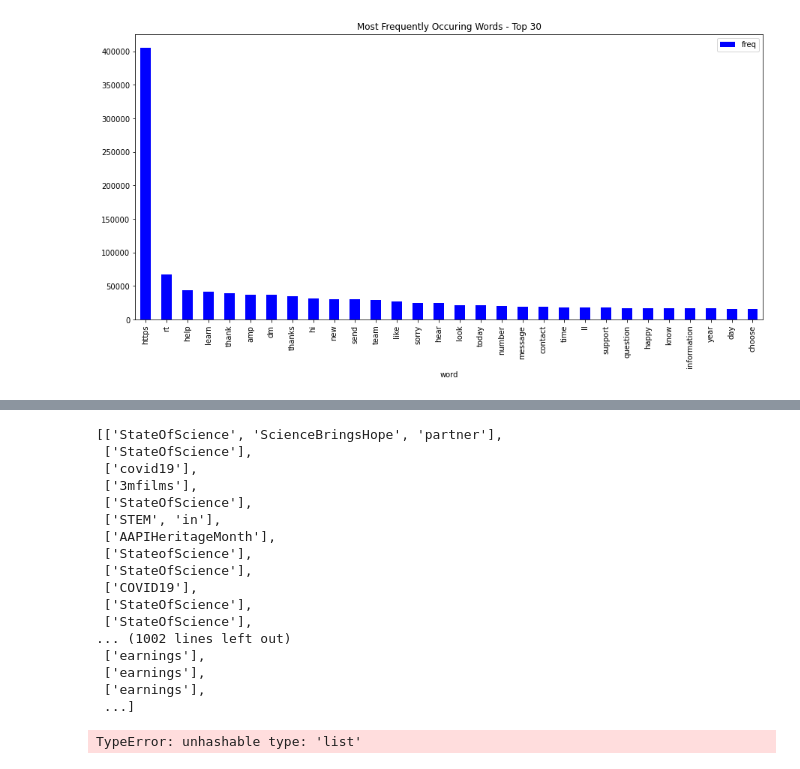
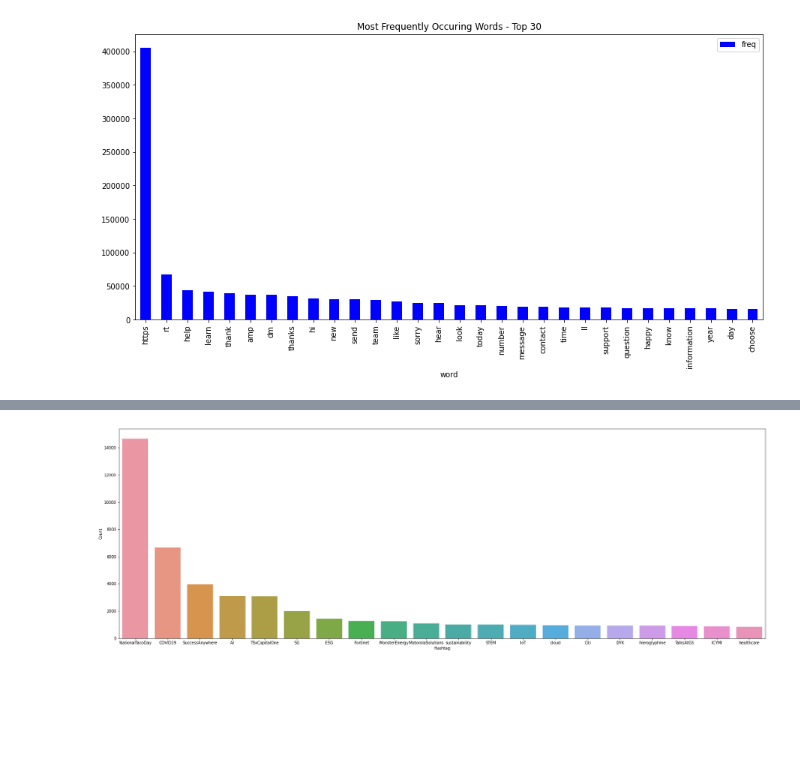
Before and after one commit to henrystoll/p-nlp, a Jupyter notebook: eda_twitter.ipynb, the cells around one changed output, grey strips where cells are left out. Cells and saved outputs as stored; diff of their text form; code cells hidden in the pictures; blank space fills up the shorter version.

```diff
--- a/eda_twitter.ipynb
+++ b/eda_twitter.ipynb
@@ -82,35 +71,22 @@ def hashtag_extract(x):
 # %%
 hashtag = hashtag_extract(df['text'])
 ht = [x for x in hashtag if x != []]
-ht
-# %% [output]
-[['StateOfScience', 'ScienceBringsHope', 'partner'],
- ['StateOfScience'],
- ['covid19'],
- ['3mfilms'],
- ['StateOfScience'],
- ['STEM', 'in'],
- ['AAPIHeritageMonth'],
- ['StateofScience'],
- ['StateOfScience'],
- ['COVID19'],
- ['StateOfScience'],
- ['StateOfScience'],
-... (1002 lines left out)
- ['earnings'],
- ['earnings'],
- ['earnings'],
- ...]
+# %%
+# unnesting
+# ht = sum(ht,[])
+# ht
+from itertools import chain
+ht=list(chain.from_iterable(ht))
 # %%
 distr_hash = nltk.FreqDist(ht)
 df_hash = pd.DataFrame({'Hashtag': list(distr_hash.keys()),
                   'Count': list(distr_hash.values())})
 
 # selecting top 20 most frequent hashtags
-df_hash = df_hash.nlargest(columns="Count", n = 20)
-plt.figure(figsize=(16,5))
-ax = sns.barplot(data=df_hash, x= "Hashtag", y = "Count")
+df_hash = df_hash.nlargest(columns="Count", n=20)
+plt.figure(figsize=(30,10))
+ax = sns.barplot(data=df_hash, x="Hashtag", y="Count")
 ax.set(ylabel = 'Count')
 plt.show()
 # %% [output]
-TypeError: unhashable type: 'list'
+[figure, added]
```
Also changed, not shown: parts of 3 cells of this notebook.
